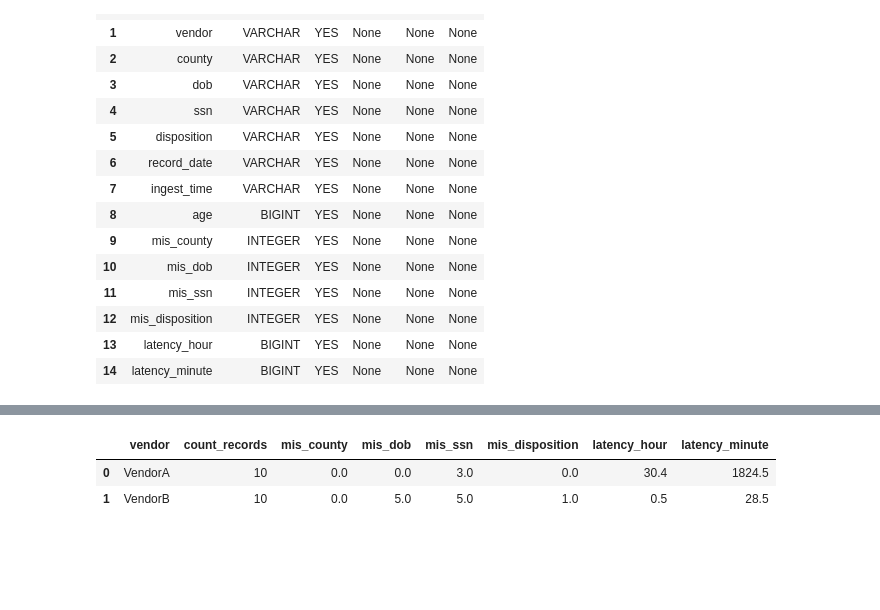
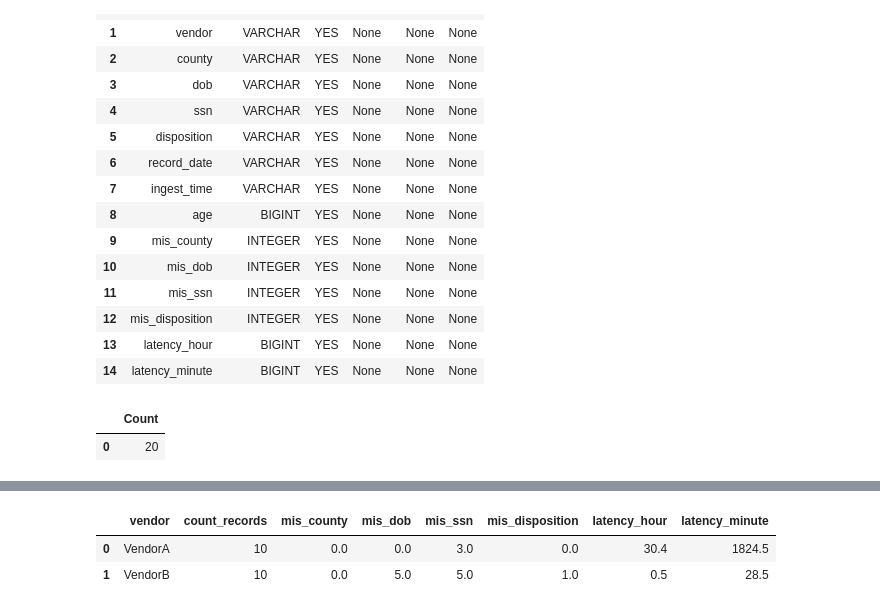
Before and after one commit to SunlongNgouv/Vendor-Data-Quality-SLA-Analysis, a Jupyter notebook: models/Exploratory_data.ipynb, the cells around one changed output, grey strips where cells are left out. Cells and saved outputs as stored; diff of their text form; code cells hidden in the pictures; blank space fills up the shorter version.

```diff
--- a/models/Exploratory_data.ipynb
+++ b/models/Exploratory_data.ipynb
@@ -168,6 +172,15 @@ SHOW vendor_mis_value
 | 12 | mis_disposition | INTEGER | YES | None | None | None |
 | 13 | latency_hour | BIGINT | YES | None | None | None |
 | 14 | latency_minute | BIGINT | YES | None | None | None |
+# %%
+%%sql
+-- Export data
+COPY vendor_mis_value
+TO '~\Documents\Udemy Courses\JupyterProject\data\vendor_missing_values_flag.csv'
+WITH (HEADER, DELIMITER ',')
+# %% [output]
+|  | Count |
+| 0 | 20 |
 # %%
 %%sql
 SELECT * FROM vendor_mis_value
```
Also changed, not shown: parts of 21 cells of this notebook, 5 other files.
